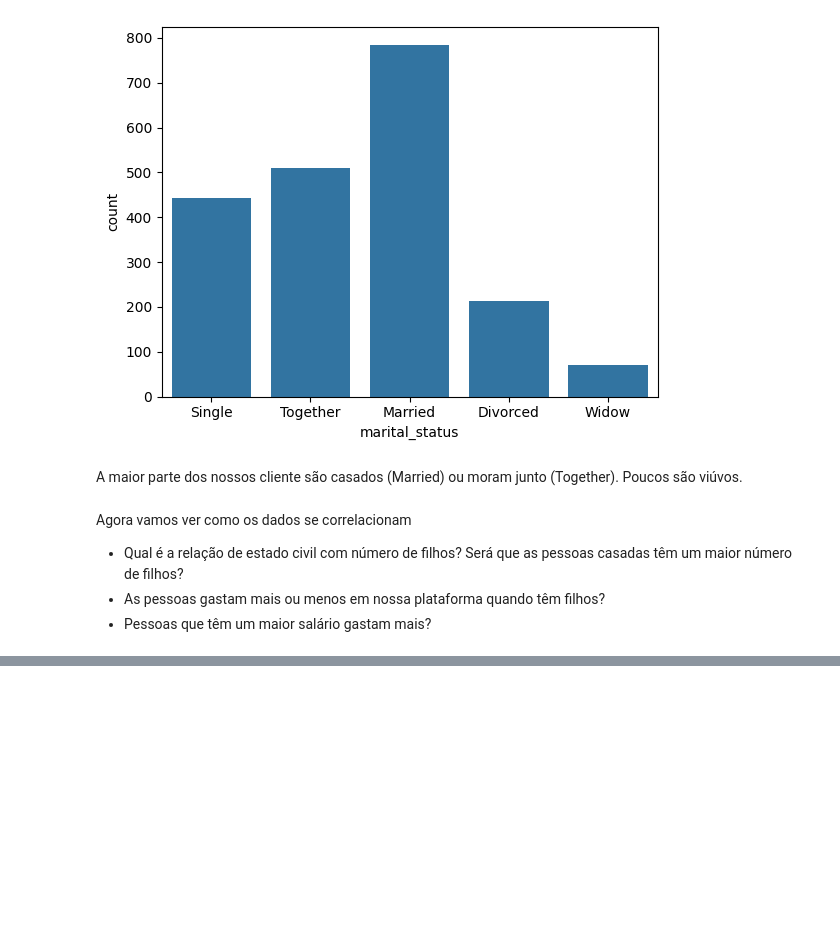
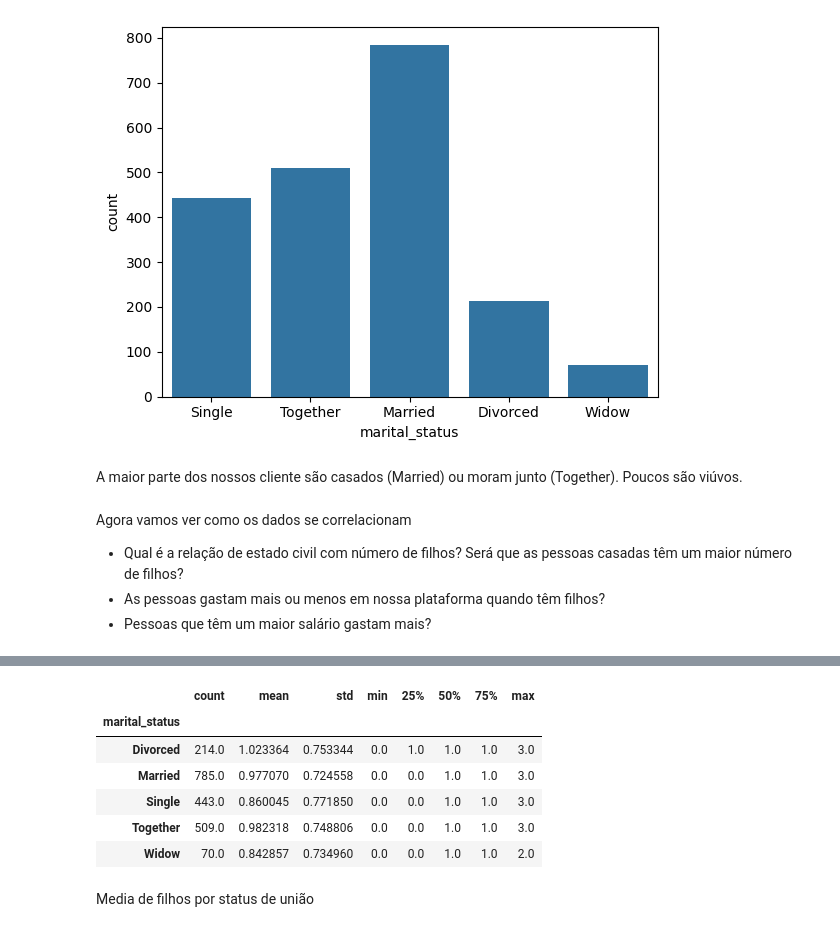
Before and after one commit to joaohsilva416/Desafio-Ifood, a Jupyter notebook: notebooks/Desafio Ifood.ipynb, the cells around one changed output, grey strips where cells are left out. Saved outputs shown, nothing was run; the diff lists cells and outputs as text; code cells hidden in the pictures; blank space fills up the shorter version.

```diff
--- a/notebooks/Desafio Ifood.ipynb
+++ b/notebooks/Desafio Ifood.ipynb
@@ -287,0 +296,12 @@ Agora vamos ver como os dados se correlacionam
+# %%
+df.groupby('marital_status')['kids'].describe()
+# %% [output]
+|  | count | mean | std | min | 25% | 50% | 75% | max |
+| marital_status |  |  |  |  |  |  |  |  |
+| Divorced | 214.0 | 1.023364 | 0.753344 | 0.0 | 1.0 | 1.0 | 1.0 | 3.0 |
+| Married | 785.0 | 0.977070 | 0.724558 | 0.0 | 0.0 | 1.0 | 1.0 | 3.0 |
+| Single | 443.0 | 0.860045 | 0.771850 | 0.0 | 0.0 | 1.0 | 1.0 | 3.0 |
+| Together | 509.0 | 0.982318 | 0.748806 | 0.0 | 0.0 | 1.0 | 1.0 | 3.0 |
+| Widow | 70.0 | 0.842857 | 0.734960 | 0.0 | 0.0 | 1.0 | 1.0 | 2.0 |
+# %% [markdown]
+Media de filhos por status de união
```
Also changed, not shown: parts of 16 cells of this notebook, 1 other file.
